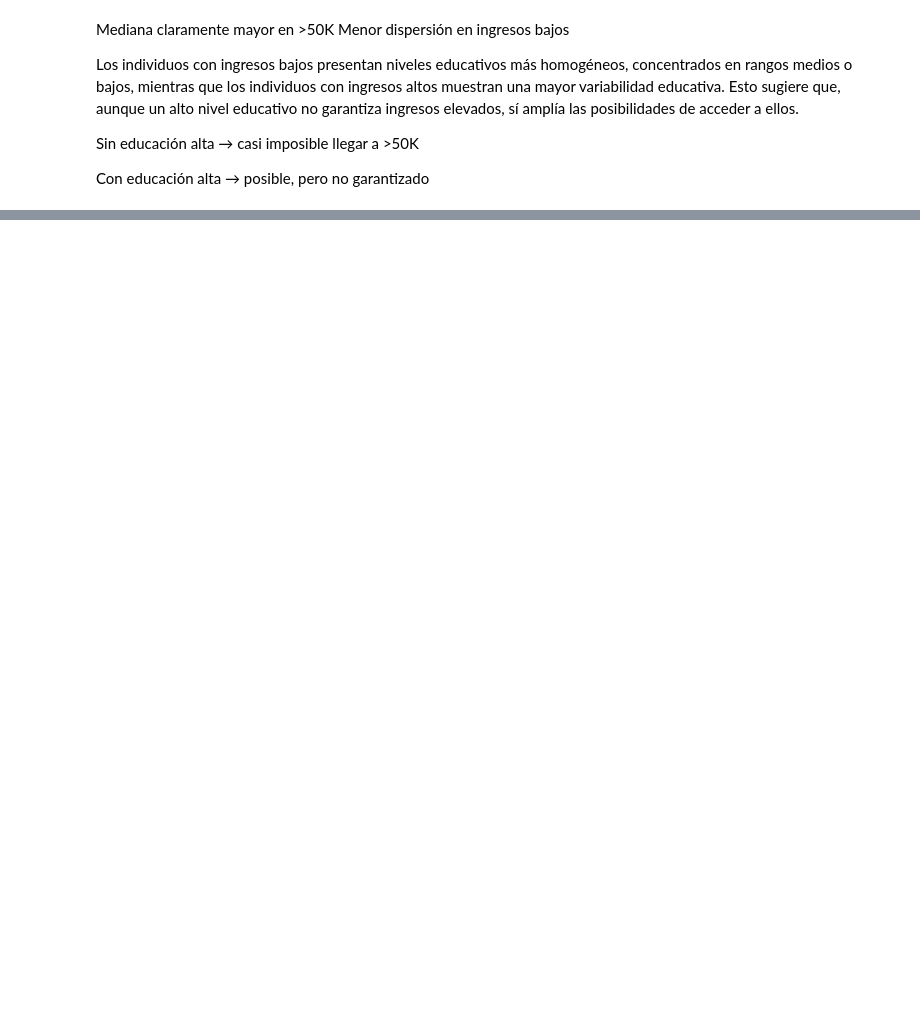
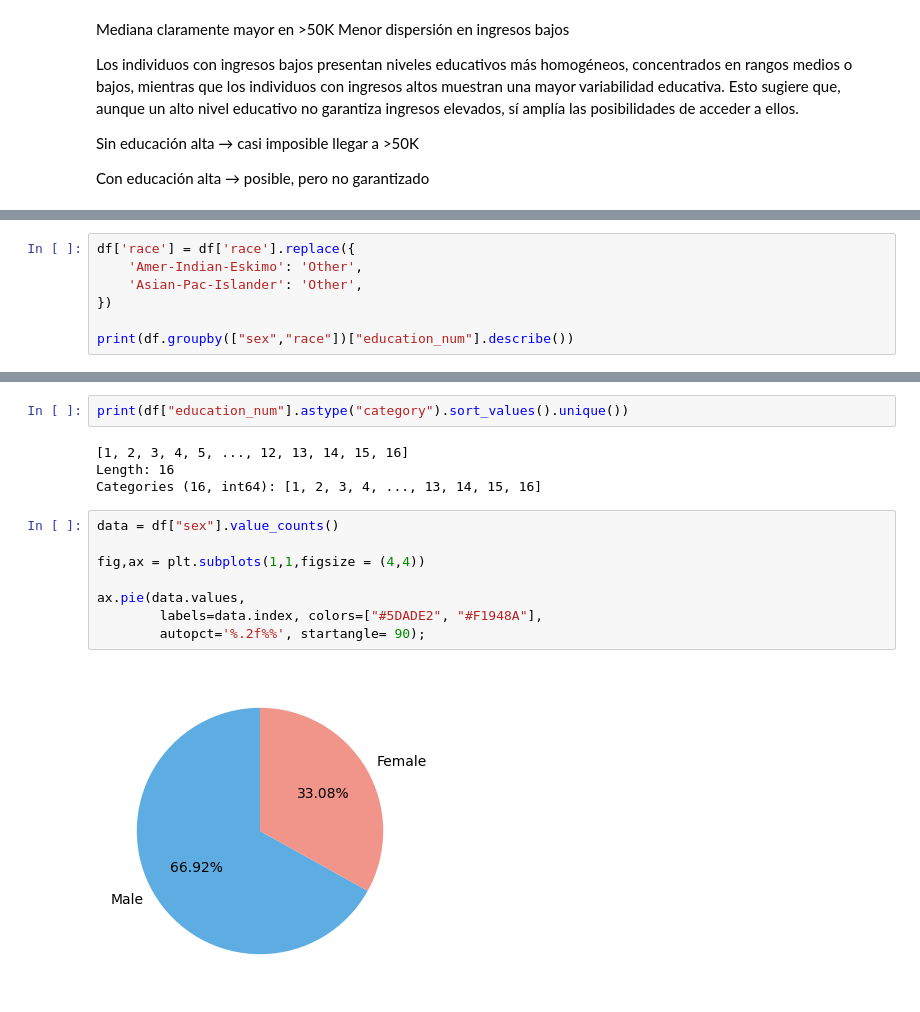
Before and after one commit to moralesgomezjm/EDA_Factores_nivel_de_ingresos, a Jupyter notebook: UPDATED_ANALYSIS.ipynb, the cells around one changed output, grey strips where cells are left out. Cells and saved outputs as stored; diff of their text form; blank space fills up the shorter version.

```diff
--- a/UPDATED_ANALYSIS.ipynb
+++ b/UPDATED_ANALYSIS.ipynb
@@ -628,0 +674,7 @@ Con educación alta → posible, pero no garantizado
+# %%
+df['race'] = df['race'].replace({
+    'Amer-Indian-Eskimo': 'Other',
+    'Asian-Pac-Islander': 'Other',
+})
+
+print(df.groupby(["sex","race"])["education_num"].describe())
@@ -628,0 +690,16 @@ Con educación alta → posible, pero no garantizado
+# %%
+print(df["education_num"].astype("category").sort_values().unique())
+# %% [output]
+[1, 2, 3, 4, 5, ..., 12, 13, 14, 15, 16]
+Length: 16
+Categories (16, int64): [1, 2, 3, 4, ..., 13, 14, 15, 16]
+# %%
+data = df["sex"].value_counts()
+
+fig,ax = plt.subplots(1,1,figsize = (4,4))
+
+ax.pie(data.values,
+        labels=data.index, colors=["#5DADE2", "#F1948A"],
+        autopct='%.2f%%', startangle= 90);
+# %% [output]
+[figure, added]
```
Also changed, not shown: parts of 13 cells of this notebook, 3 other files.
